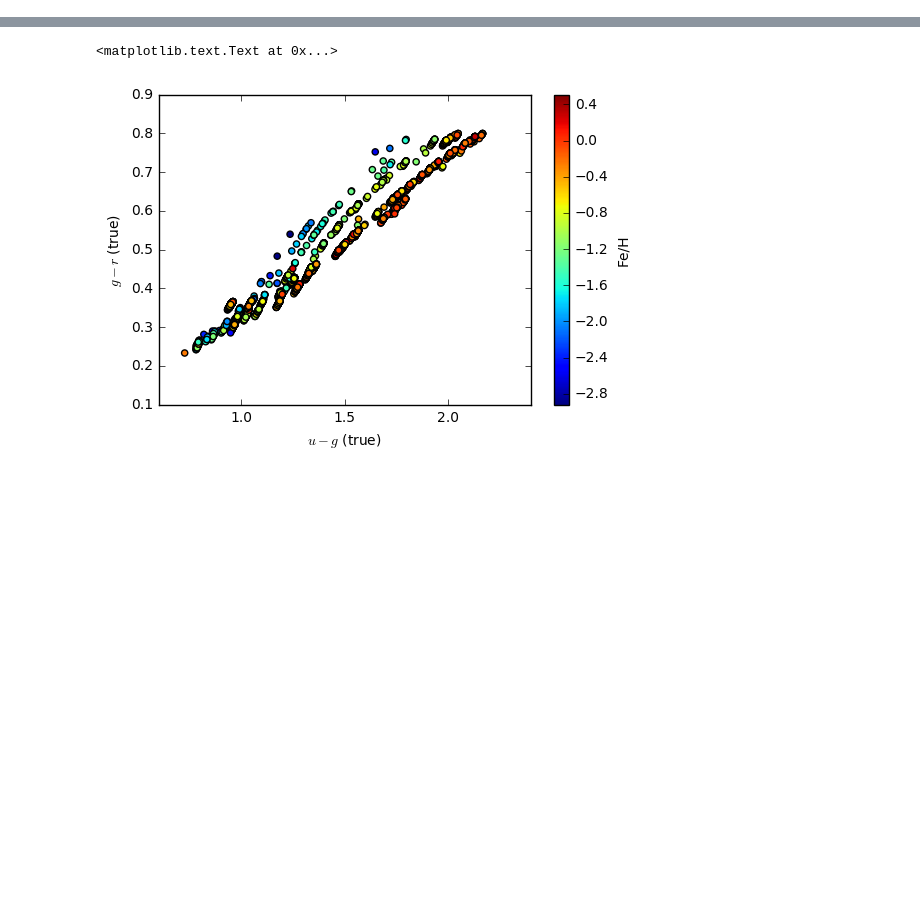
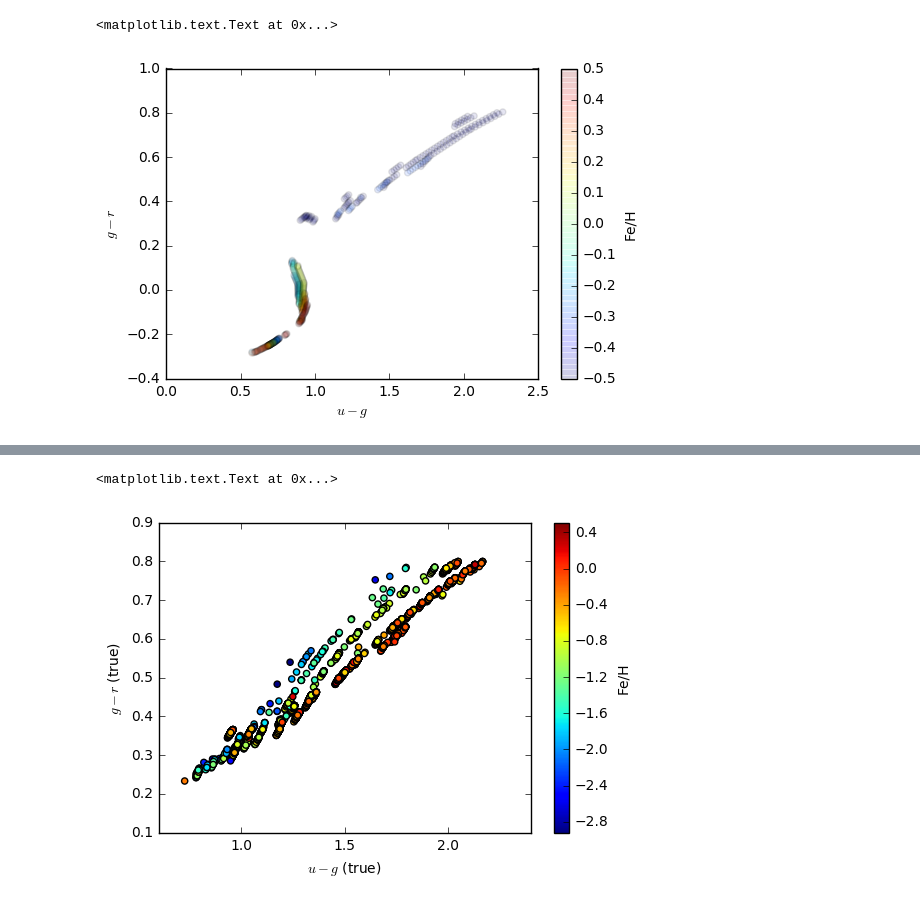
Before and after one commit to lsst-sims/sims_gaia_calib, a Jupyter notebook: python/predict_u_filter.ipynb, the cells around one changed output, grey strips where cells are left out. Drawn from its saved outputs; the diff is of its cells as text; code cells hidden in the pictures; blank space fills up the shorter version.

```diff
--- a/python/predict_u_filter.ipynb
+++ b/python/predict_u_filter.ipynb
@@ -20,3 +21,7 @@ from sklearn.pipeline import Pipeline
+# %%
+bps = lsst_filters()
+sf = stubb_fitlers()
+bps['u_truncated'] = sf['u_truncated']
 # %%
 ack = np.load('0_33578_gum_mag_cat.npz')
 stars = ack['result_cat'].copy()
@@ -30,0 +42,18 @@ for fn in filters:
+# %%
+pu.read_close_Kurucz.param_combos
+kurucz_grid = {'teff':[], 'feH':[], 'logg':[], 'u_truncated':[], 'u':[], 'g':[], 'r':[], 'i':[],'z':[],'y':[]}
+for star in pu.read_close_Kurucz.param_combos:
+    temp_sed, temp_dict = pu.read_close_Kurucz(star['teff'], star['feH'], star['logg'])
+    for key in temp_dict:
+        kurucz_grid[key].append(temp_dict[key])
+    for key in bps:
+        kurucz_grid[key].append(temp_sed.calcMag(bps[key]))
+# %%
+names = kurucz_grid.keys()
+dtypes = [float]*len(names)
+kg = np.empty(len(kurucz_grid['logg']), dtype=zip(names,dtypes))
+for key in kurucz_grid.keys():
+    kg[key] = kurucz_grid[key]
+#good = np.where((kg['logg'] > 2.) & (kg['logg'] <=8.))
+good = np.where((kg['feH'] > -1) & (kg['feH'] < 0.8))
+kg=kg[good]
@@ -30,0 +84,10 @@ for fn in filters:
+# %%
+plt.scatter(kg['u']- kg['g'], kg['g']-kg['r'], c=kg['feH'], alpha=.1)
+cb = plt.colorbar()
+cb.set_label('Fe/H')
+plt.xlabel('$u-g$')
+plt.ylabel('$g-r$')
+#plt.ylim([-.4,1])
+# %% [output]
+<matplotlib.text.Text at 0x...>
+[figure, added]
```
Also changed, not shown: parts of 8 cells of this notebook.
